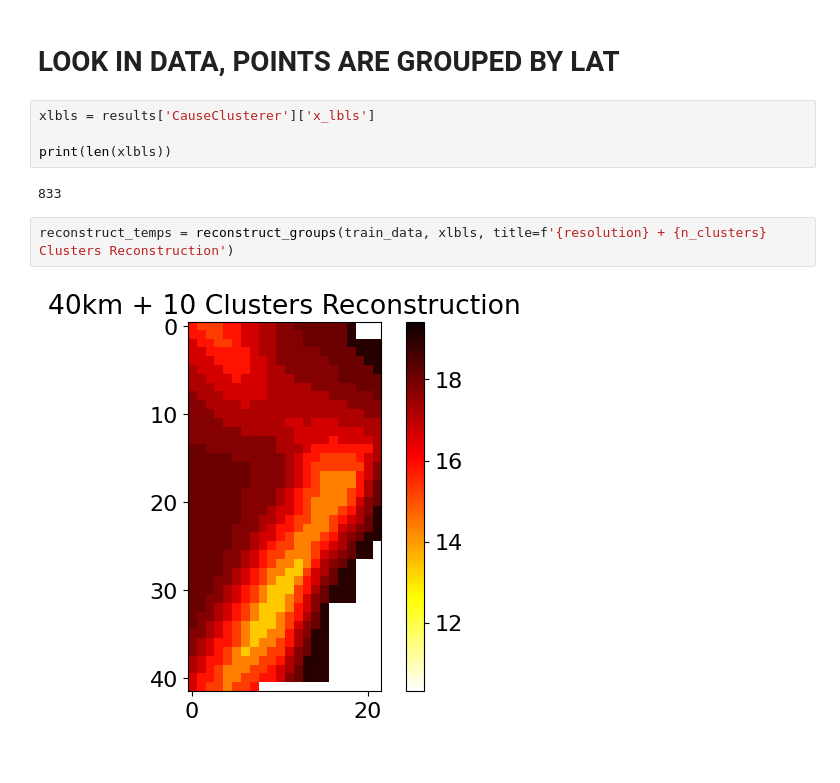
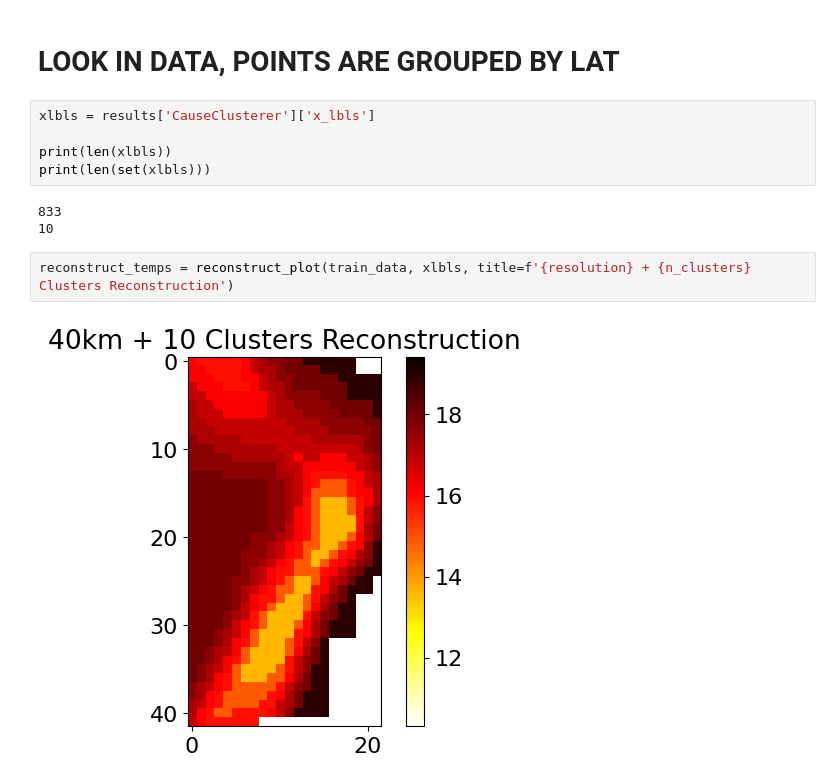
Before and after one commit to jyhong05/CFL_Research, a Jupyter notebook: altitude_extraction/run_cfl.ipynb, the cells around one changed output. Saved outputs shown, nothing was run; the diff lists cells and outputs as text.

```diff
--- a/altitude_extraction/run_cfl.ipynb
+++ b/altitude_extraction/run_cfl.ipynb
@@ -145,9 +133,11 @@ Experiment training complete.
 xlbls = results['CauseClusterer']['x_lbls']
 
 print(len(xlbls))
+print(len(set(xlbls)))
 # %% [output]
 833
+10
 # %%
-reconstruct_temps = reconstruct_groups(train_data, xlbls, title=f'{resolution} + {n_clusters} Clusters Reconstruction')
+reconstruct_temps = reconstruct_plot(train_data, xlbls, title=f'{resolution} + {n_clusters} Clusters Reconstruction')
 # %% [output]
-[figure, old version]
+[figure, new version]
```
Also changed, not shown: parts of 6 cells of this notebook, 34 other files.
